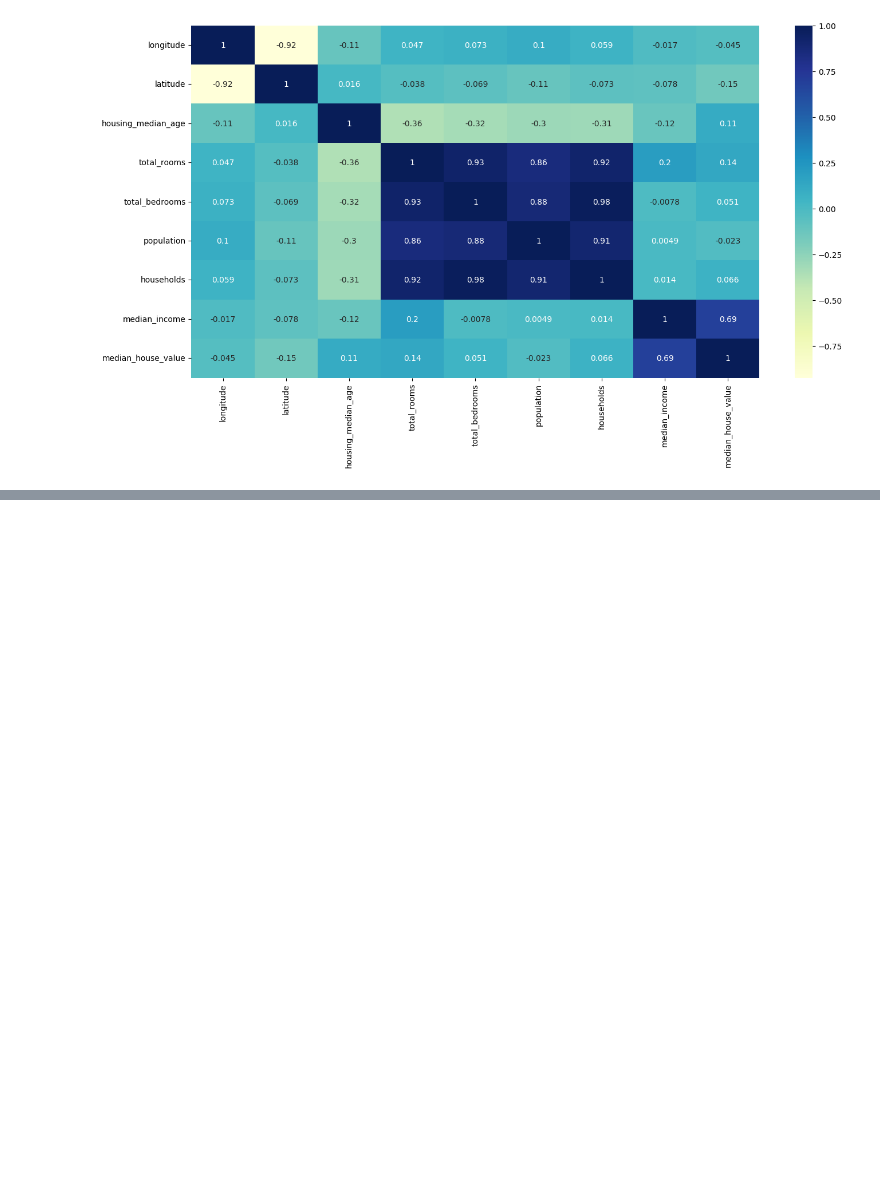
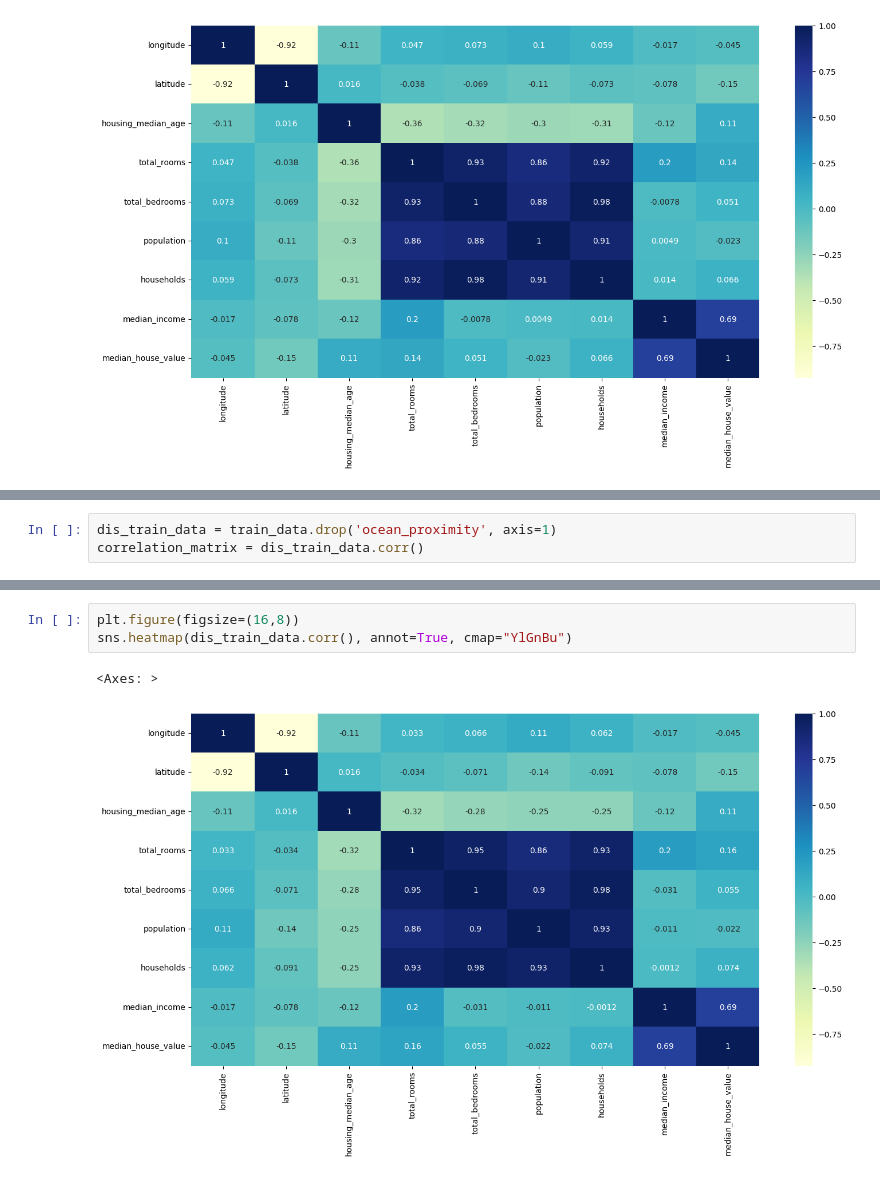
Before and after one commit to debarshee2004/house_price_prediction, a Jupyter notebook: src/main.ipynb, the cells around one changed output, grey strips where cells are left out. Drawn from its saved outputs; the diff is of its cells as text; blank space fills up the shorter version.

```diff
--- a/src/main.ipynb
+++ b/src/main.ipynb
@@ -237,0 +258,3 @@ sns.heatmap(dis_train_data.corr(), annot=True, cmap="YlGnBu")
+# %%
+dis_train_data = train_data.drop('ocean_proximity', axis=1)
+correlation_matrix = dis_train_data.corr()
@@ -237,0 +274,6 @@ sns.heatmap(dis_train_data.corr(), annot=True, cmap="YlGnBu")
+# %%
+plt.figure(figsize=(16,8))
+sns.heatmap(dis_train_data.corr(), annot=True, cmap="YlGnBu")
+# %% [output]
+<Axes: >
+[figure, added]
```
Also changed, not shown: parts of 10 cells of this notebook.
